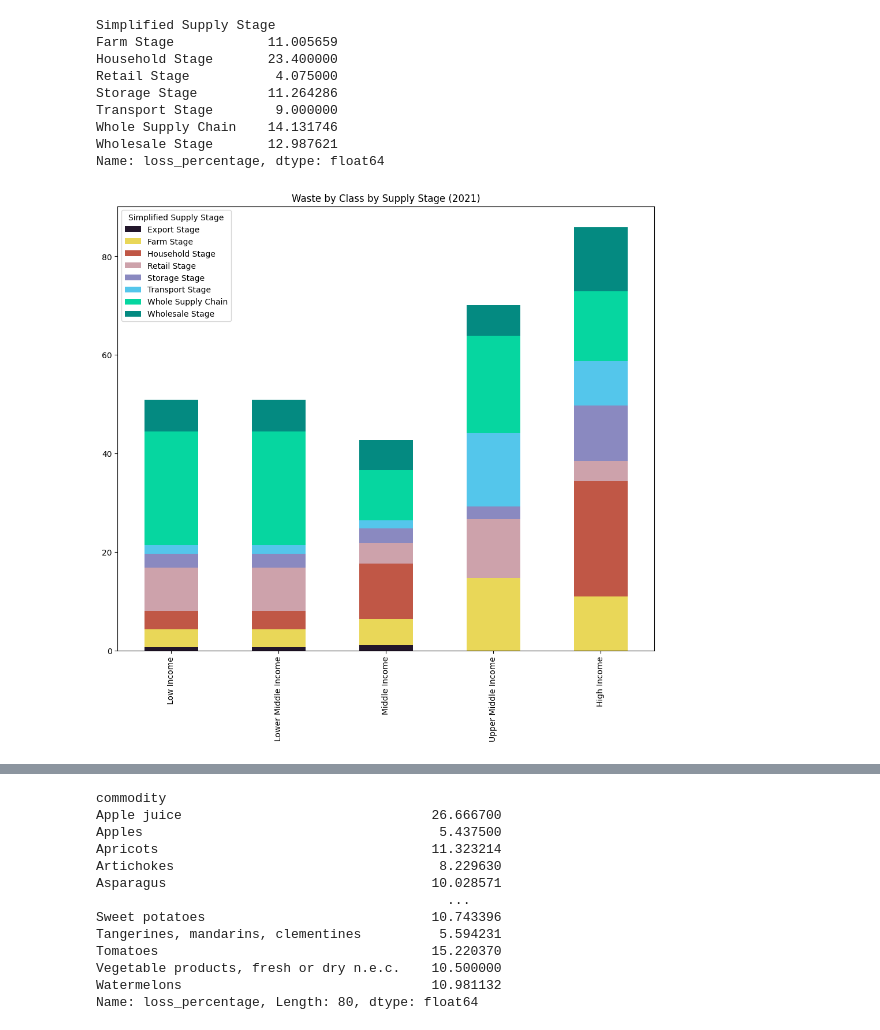
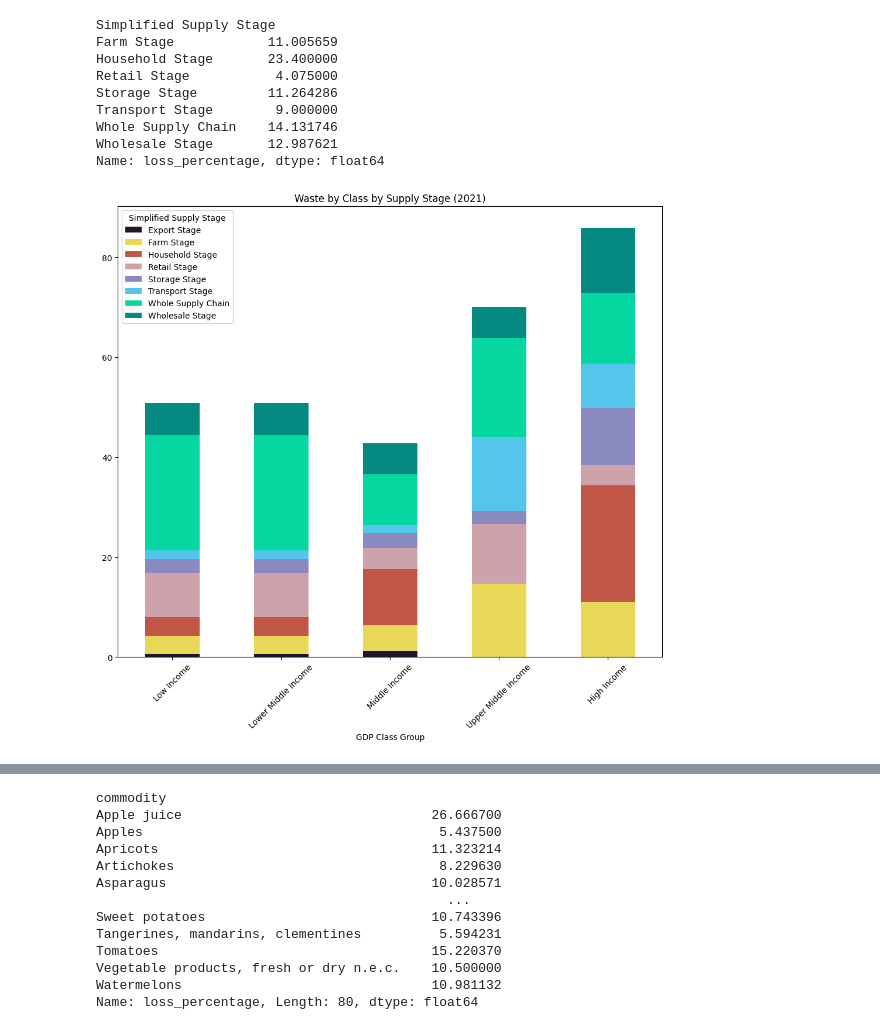
Before and after one commit to alanisrperez/food-waste-patterns, a Jupyter notebook: food-waste-tatyana.ipynb, the cells around one changed output, grey strips where cells are left out. Saved outputs shown, nothing was run; the diff lists cells and outputs as text; code cells hidden in the pictures.

```diff
--- a/food-waste-tatyana.ipynb
+++ b/food-waste-tatyana.ipynb
@@ -573,15 +584,17 @@ loss_per_stage_df = loss_per_stage_df.T
 # %%
 # Define your custom color palette
 #custom_colors = ['#048A81', '#06D6A0', '#54C6EB', '#8A89C0', '#CDA2AB', '#C05746', '#E9D758', '#22162B']
 custom_colors = ['#22162B', '#E9D758', '#C05746', '#CDA2AB', '#8A89C0', '#54C6EB', '#06D6A0', '#048A81']
 # Assuming loss_per_stage_df is your DataFrame
 ax = loss_per_stage_df.plot(kind='bar', stacked=True, figsize=(12, 10), color=custom_colors)
 plt.title('Waste by Class by Supply Stage (2021)')
+plt.xticks(rotation=45)
+plt.xlabel("GDP Class Group")
 # Save the figure
 plt.savefig("Visualizations/waste_by_class_stage_2011-21.png")
 plt.show()
 # %% [output]
-[figure, old version]
+[figure, new version]
 # %%
 # make a dataframe just for US data
 usa_df = food_loss_clean[food_loss_clean["country"] == "United States of America"]
```
Also changed, not shown: parts of 2 cells of this notebook, 2 other files.
